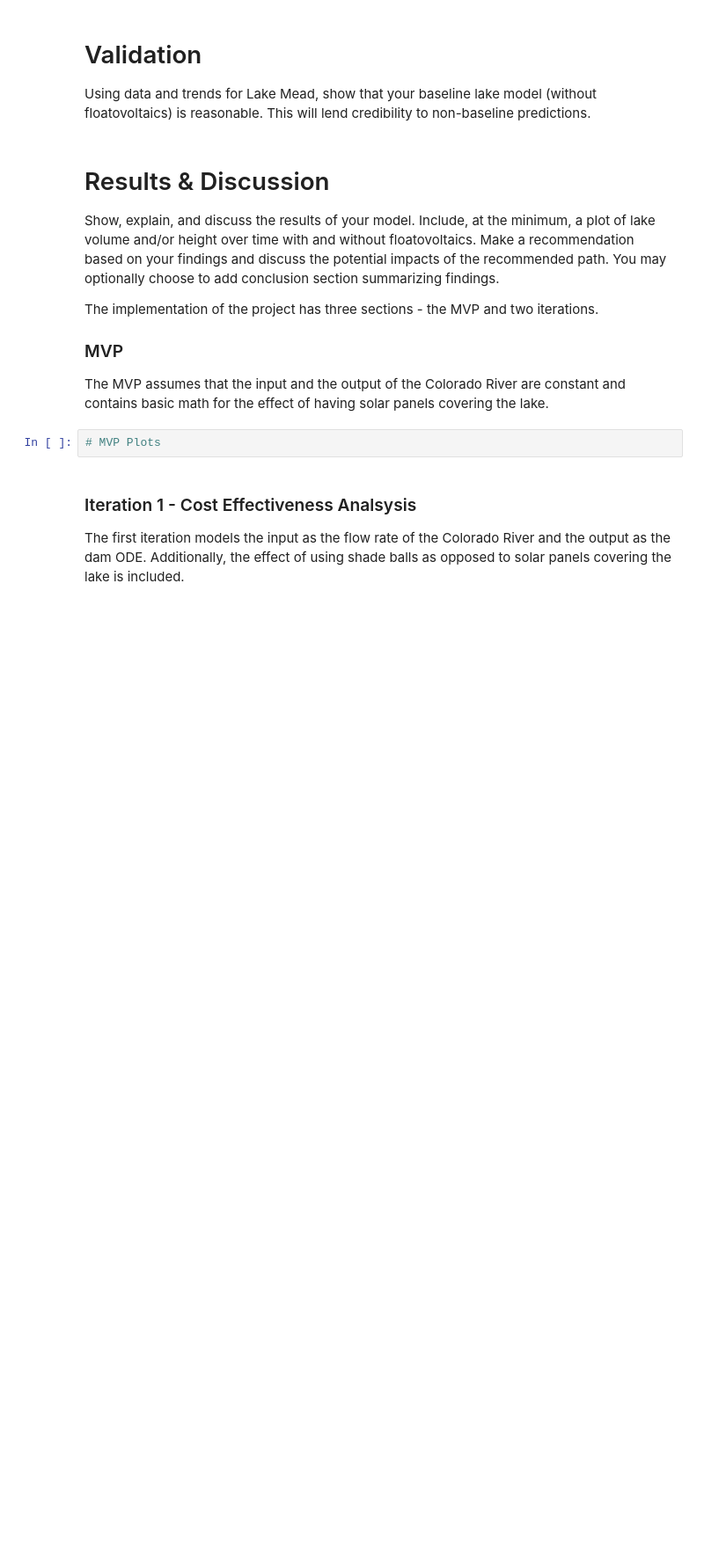
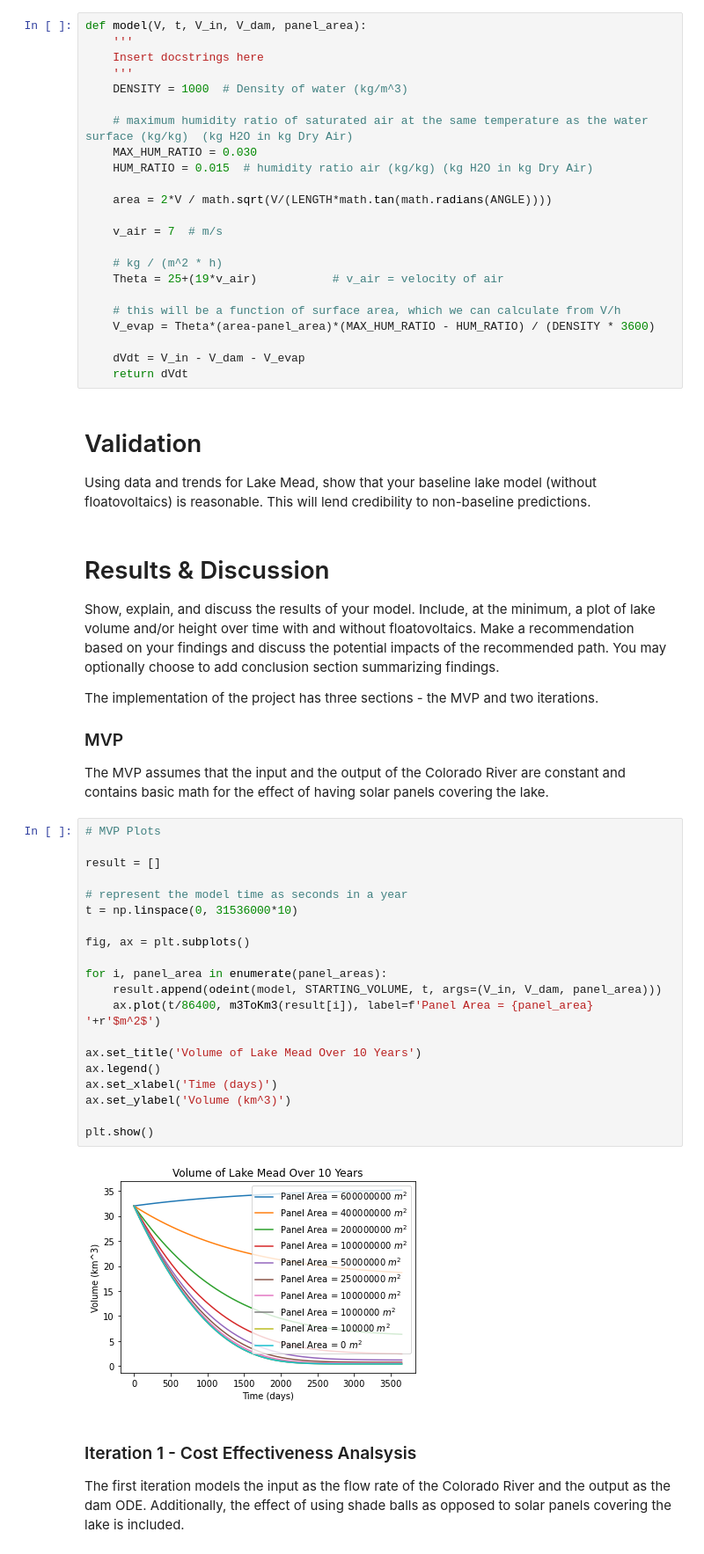
Before and after one commit to ljiang09/Floatovoltaics, a Jupyter notebook: qea3_report.ipynb, the cells around one changed output. Shown at 88% size. Saved outputs shown, nothing was run; the diff lists cells and outputs as text; blank space fills up the shorter version.

```diff
--- a/qea3_report.ipynb
+++ b/qea3_report.ipynb
@@ -50,6 +71,29 @@ When developing this model, we made a few key assumptions & acknowledged that ce
 3. The shape of the lake is a triangular prism
 
 [justify each assumption]
+# %%
+def model(V, t, V_in, V_dam, panel_area):
+    '''
+    Insert docstrings here
+    '''
+    DENSITY = 1000  # Density of water (kg/m^3)
+
+    # maximum humidity ratio of saturated air at the same temperature as the water surface (kg/kg)  (kg H2O in kg Dry Air)
+    MAX_HUM_RATIO = 0.030
+    HUM_RATIO = 0.015  # humidity ratio air (kg/kg) (kg H2O in kg Dry Air)
+
+    area = 2*V / math.sqrt(V/(LENGTH*math.tan(math.radians(ANGLE))))
+
+    v_air = 7  # m/s
+
+    # kg / (m^2 * h)
+    Theta = 25+(19*v_air)			# v_air = velocity of air
+
+    # this will be a function of surface area, which we can calculate from V/h
+    V_evap = Theta*(area-panel_area)*(MAX_HUM_RATIO - HUM_RATIO) / (DENSITY * 3600)
+
+    dVdt = V_in - V_dam - V_evap
+    return dVdt
 # %% [markdown]
 # Validation
 Using data and trends for Lake Mead, show that your baseline lake model (without floatovoltaics) is reasonable.
@@ -65,8 +109,28 @@ The implementation of the project has three sections - the MVP and two iteration
 
 ### MVP
 The MVP assumes that the input and the output of the Colorado River are constant and contains basic math for the effect of having solar panels covering the lake.
-# %%
-# MVP Plots
+# %%
+# MVP Plots
+
+result = []
+
+# represent the model time as seconds in a year
+t = np.linspace(0, 31536000*10)
+
+fig, ax = plt.subplots()
+
+for i, panel_area in enumerate(panel_areas):
+    result.append(odeint(model, STARTING_VOLUME, t, args=(V_in, V_dam, panel_area)))
+    ax.plot(t/86400, m3ToKm3(result[i]), label=f'Panel Area = {panel_area} '+r'$m^2$')
+
+ax.set_title('Volume of Lake Mead Over 10 Years')
+ax.legend()
+ax.set_xlabel('Time (days)')
+ax.set_ylabel('Volume (km^3)')
+
+plt.show()
+# %% [output]
+[figure, added]
 # %% [markdown]
 ### Iteration 1 - Cost Effectiveness Analsysis
 The first iteration models the input as the flow rate of the Colorado River and the output as the dam ODE. Additionally, the effect of using shade balls as opposed to solar panels covering the lake is included.
```
Also changed, not shown: parts of 3 cells of this notebook, 3 other files.
